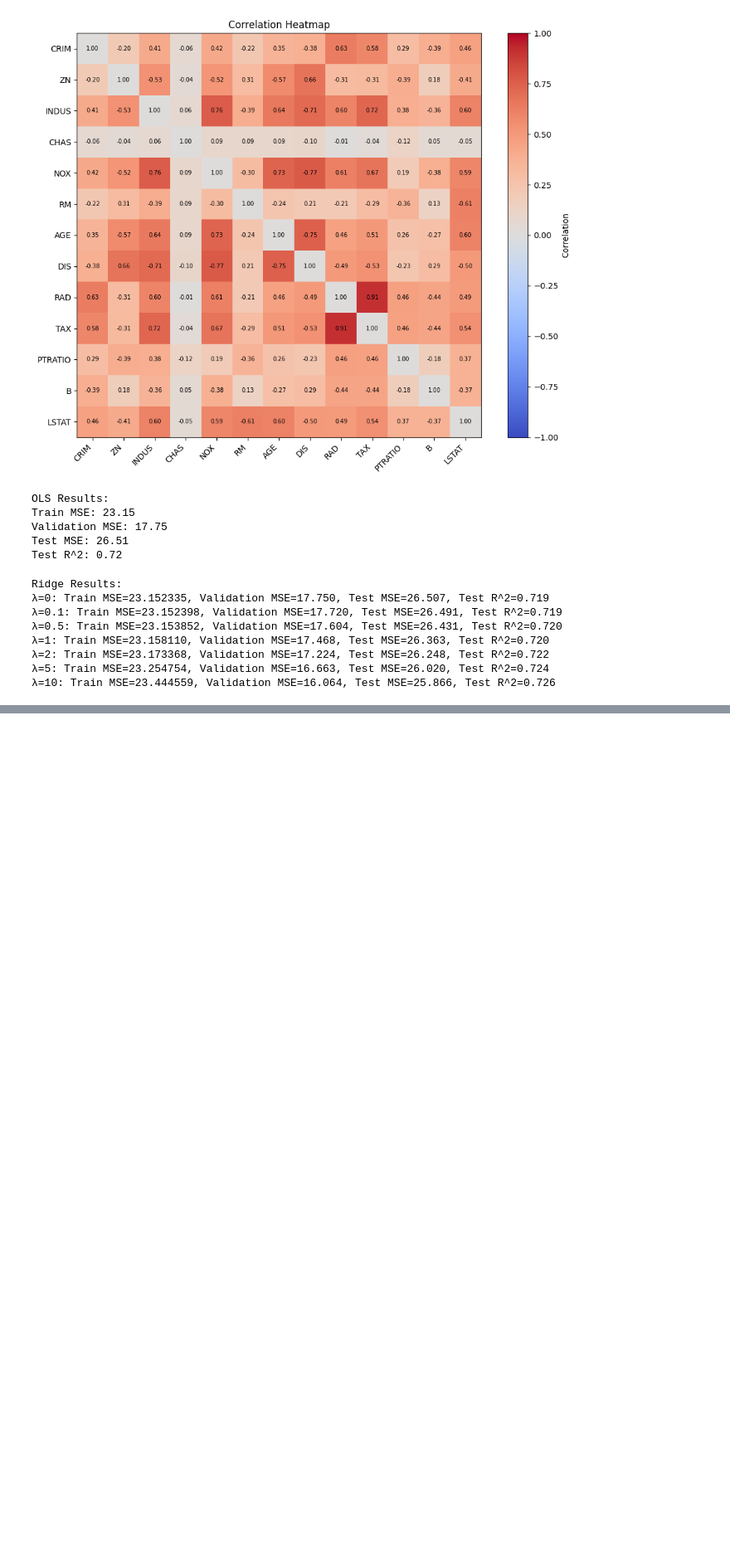
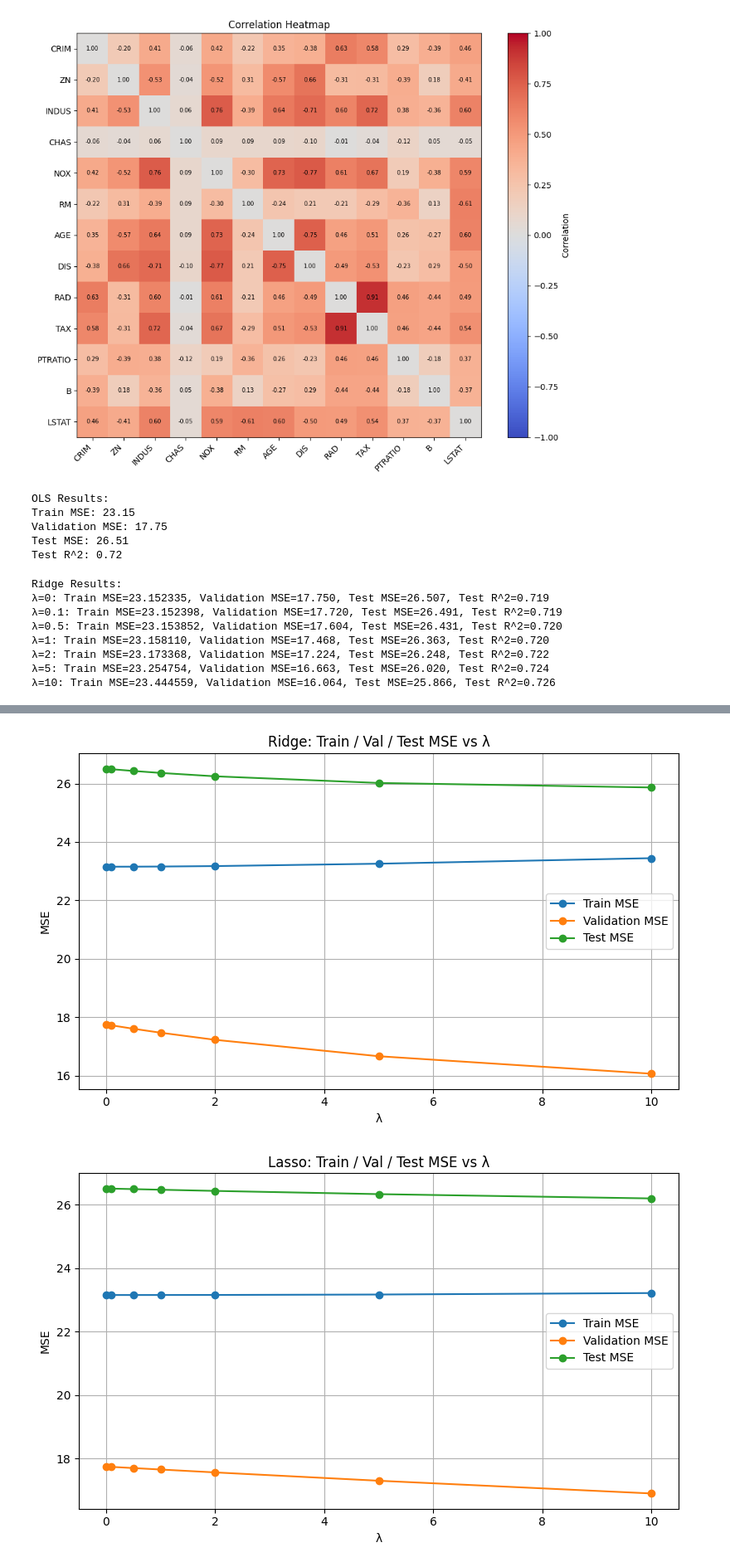
Before and after one commit to XinyaChen0216/Machine-Learning-Regression-Regularization-on-Housing-Data, a Jupyter notebook: assignment2.ipynb, the cells around one changed output, grey strips where cells are left out. Shown at 83% size. Saved outputs shown, nothing was run; the diff lists cells and outputs as text; code cells hidden in the pictures; blank space fills up the shorter version.

```diff
--- a/assignment2.ipynb
+++ b/assignment2.ipynb
@@ -324,12 +324,19 @@ class RidgeClosedForm:
 #3. Lasso: implement coordinate descent with soft-thresholding. No calling sklearn.Lasso.fit() for the main solution.
 
 class LassoCoordinateDescent:
-        def __init__(self, lam=1.0, max_iterations: int = 5000,convergence_tolerance: float = 1e-6):
+        def __init__(self, lam=1.0, max_iterations: int = 5000,convergence_tolerance: float = 1e-6, fit_intercept=True):
             self.lam = lam
             self.max_iterations = max_iterations
             self.convergence_tolerance = convergence_tolerance
+            self.fit_intercept = fit_intercept
             self.beta = None
             self.objectives = []
+
+        def _add_intercept(self, X):
+            if not self.fit_intercept:
+                return X
+            ones = np.ones((X.shape[0], 1))
+            return np.c_[ones, X]
 
         def soft_threshold(self, rho, lam):
             if rho > lam:
@@ -341,11 +348,18 @@ class LassoCoordinateDescent:
 
         def objective_(self, X, y):
             residual = y - X @ self.beta
-            return 0.5 * np.sum(residual ** 2) + self.lam * np.sum(np.abs(self.beta[1:])) # do not penalize the intercept
+            if self.fit_intercept:
+                # do not penalize intercept (beta[0])
+                penalty = np.sum(np.abs(self.beta[1:]))
+            else:
+                penalty = np.sum(np.abs(self.beta))
+            return 0.5 * np.sum(residual ** 2) + self.lam * penalty
 
         def fit(self, X, y):
             X = np.asarray(X, dtype=float)
             y = np.asarray(y, dtype=float).reshape(-1)
+
+            X = self._add_intercept(X)
 
             num_of_samples, num_of_features = X.shape
 
@@ -386,6 +400,7 @@ class LassoCoordinateDescent:
 
         def predict(self, X):
             X = np.asarray(X, dtype=float)
+            X = self._add_intercept(X)
             return X @ self.beta
 # %%
 # 1.4 1D. Experiments & Required Plots
@@ -464,0 +515,38 @@ Ridge Results:
+# %%
+# Required plots:
+# Train/val/test MSE vs λ (Ridge and Lasso)
+
+# for Ridge:
+plt.figure(figsize=(8,5))
+
+plt.plot(ridge_results["lambda"], ridge_results["train_mse"], marker='o', label='Train MSE')
+plt.plot(ridge_results["lambda"], ridge_results["val_mse"], marker='o', label='Validation MSE')
+plt.plot(ridge_results["lambda"], ridge_results["test_mse"], marker='o', label='Test MSE')
+
+plt.xlabel('λ')
+plt.ylabel('MSE')
+plt.title('Ridge: Train / Val / Test MSE vs λ')
+plt.legend()
+plt.grid(True)
+
+plt.tight_layout()
+plt.show()
+
+# for Laaso
+plt.figure(figsize=(8,5))
+
+plt.plot(lasso_results["lambda"], lasso_results["train_mse"], marker='o', label='Train MSE')
+plt.plot(lasso_results["lambda"], lasso_results["val_mse"], marker='o', label='Validation MSE')
+plt.plot(lasso_results["lambda"], lasso_results["test_mse"], marker='o', label='Test MSE')
+
+plt.xlabel('λ')
+plt.ylabel('MSE')
+plt.title('Lasso: Train / Val / Test MSE vs λ')
+plt.legend()
+plt.grid(True)
+
+plt.tight_layout()
+plt.show()
+# %% [output]
+[figure, added]
+[figure, added]
```
Also changed, not shown: parts of 3 cells of this notebook.
